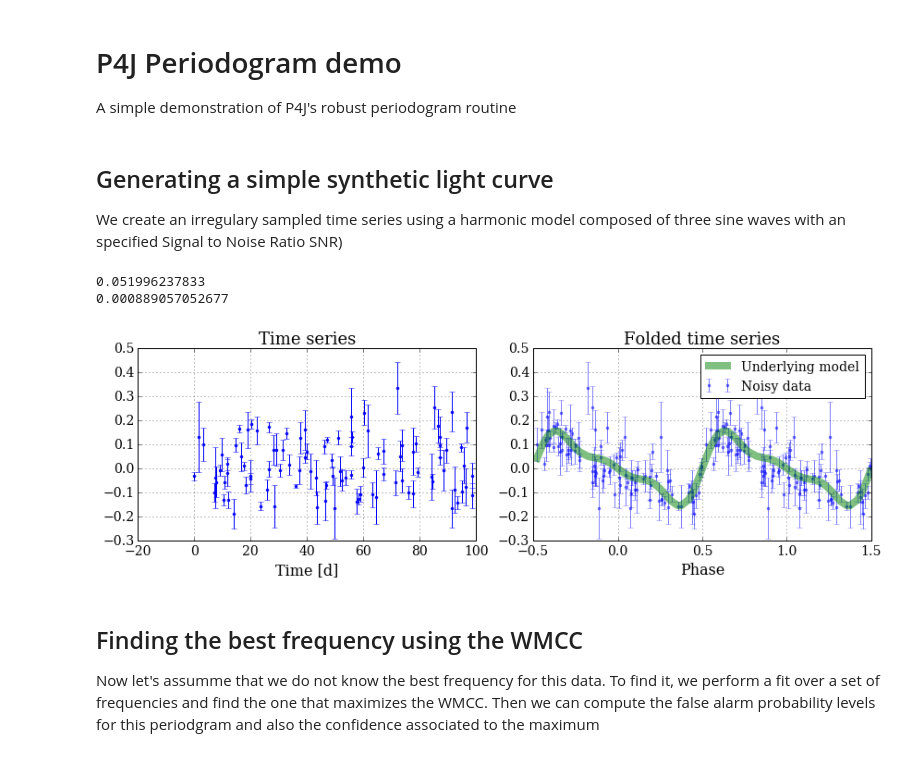
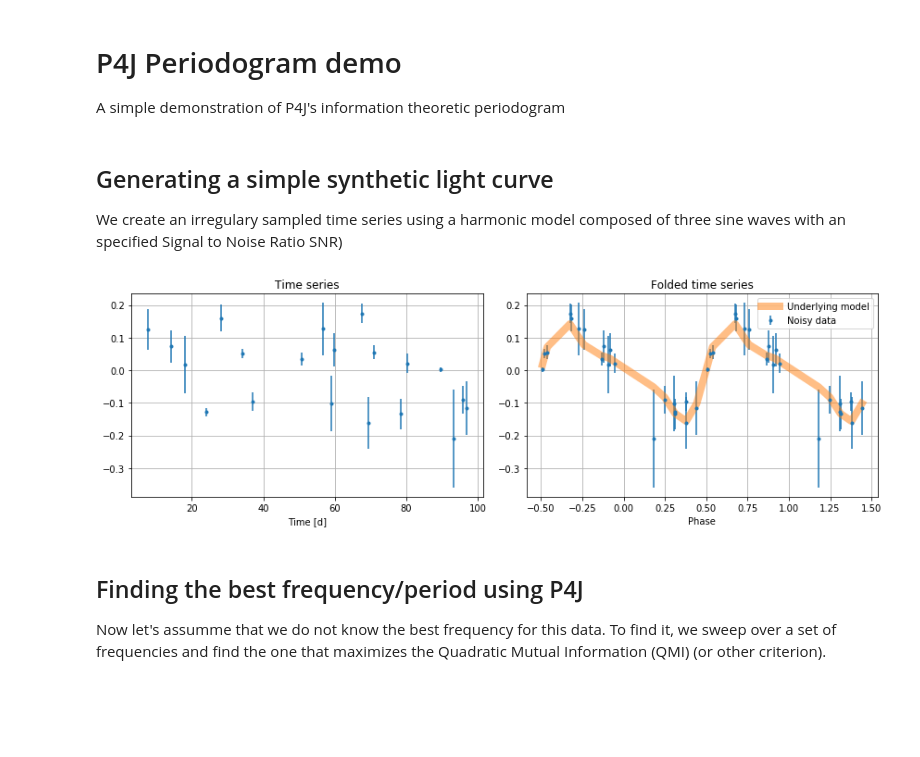
Before and after one commit to phuijse/P4J, a Jupyter notebook: examples/periodogram_demo.ipynb, the cells around one changed output. Cells and saved outputs as stored; diff of their text form; code cells hidden in the pictures; blank space fills up the shorter version.

```diff
--- a/examples/periodogram_demo.ipynb
+++ b/examples/periodogram_demo.ipynb
@@ -1,20 +1,4 @@
 # %% [markdown]
 # P4J Periodogram demo
 
-A simple demonstration of P4J's robust periodogram routine
+A simple demonstration of P4J's information theoretic periodogram
-# %%
-import numpy as np
-%matplotlib inline
-import matplotlib.pylab as plt
-import time
-params = {
-    'axes.labelsize': 16,
-    'legend.fontsize': 14,
-    'xtick.labelsize': 14,
-    'ytick.labelsize': 14,
-    'axes.titlesize': 18,
-    'font.family': 'serif',
-    'text.usetex': False
-   }
-plt.rcParams.update(params)
-import P4J
@@ -22,39 +12,36 @@ import P4J
 ## Generating a simple synthetic light curve
 We create an irregulary sampled time series using a harmonic model composed of three sine waves with an specified Signal to Noise Ratio SNR)
 # %%
-f0=2.0
-lc_generator = P4J.synthetic_light_curve_generator(T=100.0, N=100)
-lc_generator.set_model(f0=f0, A=[1.0, 0.5, 0.25])
+fundamental_freq = 2.0
+lc_generator = P4J.synthetic_light_curve_generator(T=100.0, N=20)
+lc_generator.set_model(f0=fundamental_freq, A=[1.0, 0.5, 0.25])
 
-t, y, s = lc_generator.draw_noisy_time_series(SNR=3.0, red_noise_ratio=0.25, outlier_ratio=0.0)
-_, yc = lc_generator.get_clean_signal()
-print(np.mean(s))
-print(np.var(s))
+mjd, mag, err = lc_generator.draw_noisy_time_series(SNR=3.0, red_noise_ratio=0.25, outlier_ratio=0.0)
+c_mjd, c_mag = lc_generator.get_clean_signal()
+
 fig = plt.figure(figsize=(12, 4))
 ax = fig.add_subplot(1, 2, 1)
-ax.errorbar(t, y, s, fmt='.')
+ax.errorbar(mjd, mag, err, fmt='.')
 ax.set_xlabel('Time [d]')
 ax.set_title('Time series')
 plt.grid()
 ax = fig.add_subplot(1, 2, 2)
-phase = np.mod(t, 1/f0)*f0
+phase = np.mod(mjd, 1.0/fundamental_freq)*fundamental_freq
 index = np.argsort(phase)
 ax.errorbar(np.concatenate([np.sort(phase)-0.5, np.sort(phase)+0.5]),
-            np.concatenate([y[index], y[index]]),
-            np.concatenate([s[index], s[index]]), fmt='.', alpha=0.5, label='Noisy data')
+            np.concatenate([mag[index], mag[index]]),
+            np.concatenate([err[index], err[index]]), fmt='.', alpha=1.0, label='Noisy data')
 ax.plot(np.concatenate([np.sort(phase)-0.5, np.sort(phase)+0.5]),
-        np.concatenate([yc[index], yc[index]]),
+        np.concatenate([c_mag[index], c_mag[index]]),
         linewidth=8, alpha=0.5, label='Underlying model')
 plt.legend()
 ax.set_xlabel('Phase')
 ax.set_title('Folded time series')
 plt.grid()
 plt.tight_layout()
 # %% [output]
-0.051996237833
-0.000889057052677
-[figure, old version]
+[figure, new version]
 # %% [markdown]
-## Finding the best frequency using the WMCC
+## Finding the best frequency/period using P4J
 
-Now let's assumme that we do not know the best frequency for this data. To find it, we perform a fit over a set of frequencies and find the one that maximizes the WMCC. Then we can compute the false alarm probability levels for this periodgram and also the confidence associated to the maximum
+Now let's assumme that we do not know the best frequency for this data. To find it, we sweep over a set of frequencies and find the one that maximizes the Quadratic Mutual Information (QMI) (or other criterion).
```
Also changed, not shown: parts of 3 cells of this notebook, 22 other files.
